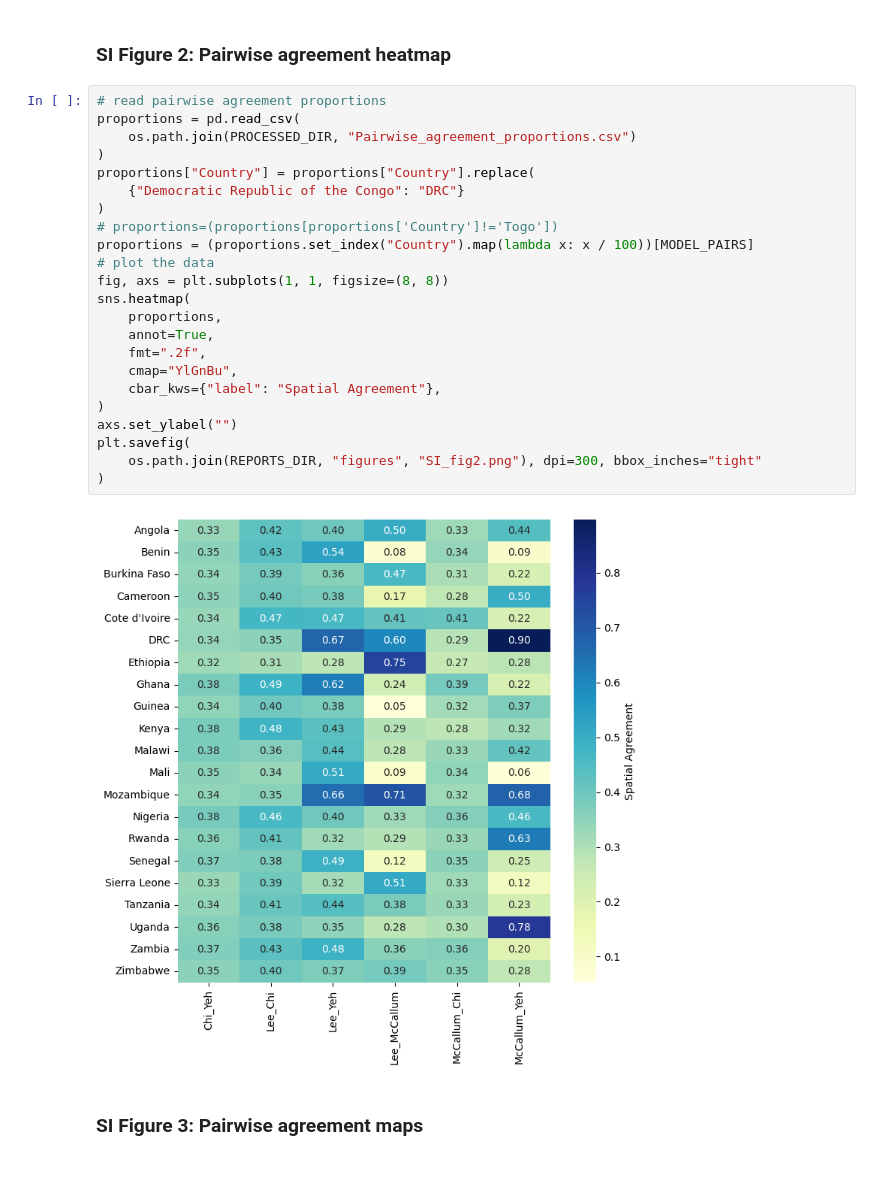
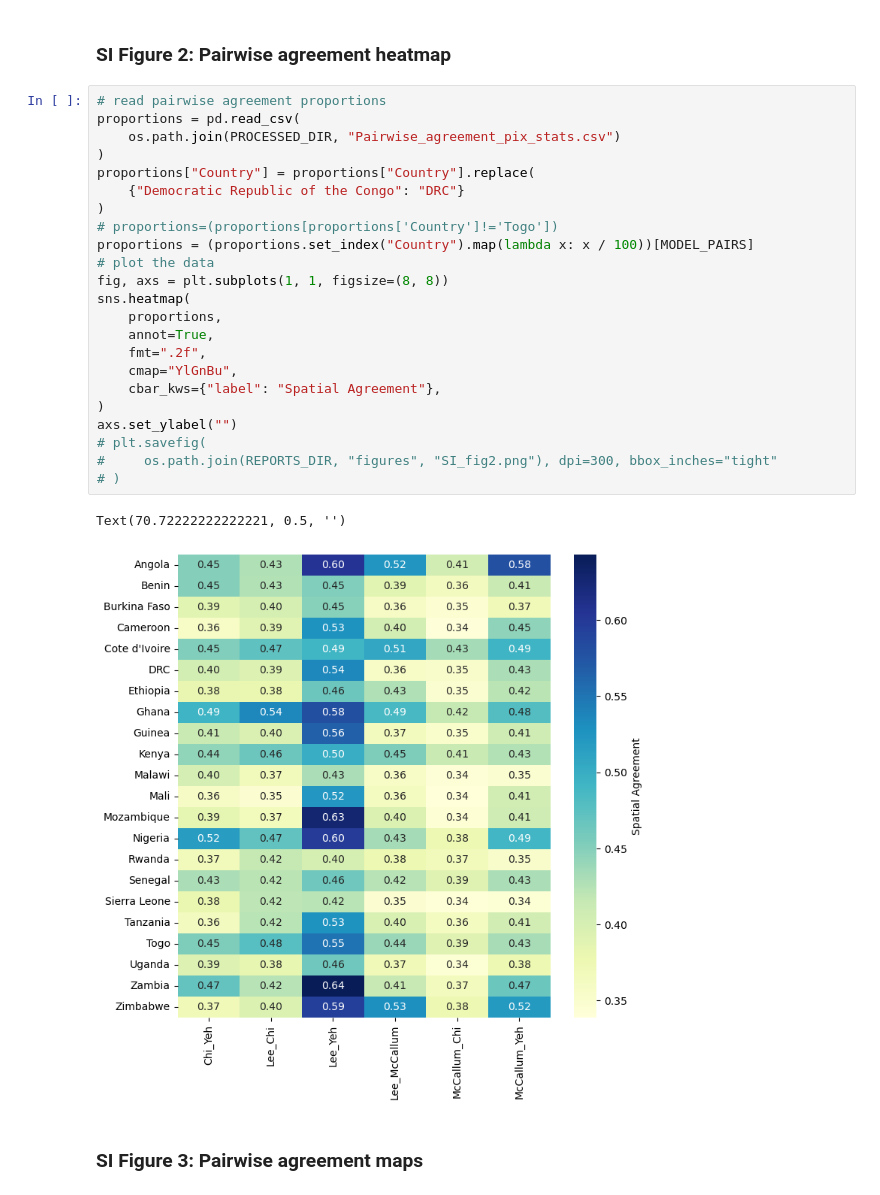
Before and after one commit to mlamborj/comparing-poverty-models, a Jupyter notebook: notebooks/Figures.ipynb, the cells around one changed output. Saved outputs shown, nothing was run; the diff lists cells and outputs as text.

```diff
--- a/notebooks/Figures.ipynb
+++ b/notebooks/Figures.ipynb
@@ -399,28 +402,29 @@ plt.savefig(
 # %%
 # read pairwise agreement proportions
 proportions = pd.read_csv(
-    os.path.join(PROCESSED_DIR, "Pairwise_agreement_proportions.csv")
+    os.path.join(PROCESSED_DIR, "Pairwise_agreement_pix_stats.csv")
 )
 proportions["Country"] = proportions["Country"].replace(
     {"Democratic Republic of the Congo": "DRC"}
 )
 # proportions=(proportions[proportions['Country']!='Togo'])
 proportions = (proportions.set_index("Country").map(lambda x: x / 100))[MODEL_PAIRS]
 # plot the data
 fig, axs = plt.subplots(1, 1, figsize=(8, 8))
 sns.heatmap(
     proportions,
     annot=True,
     fmt=".2f",
     cmap="YlGnBu",
     cbar_kws={"label": "Spatial Agreement"},
 )
 axs.set_ylabel("")
-plt.savefig(
-    os.path.join(REPORTS_DIR, "figures", "SI_fig2.png"), dpi=300, bbox_inches="tight"
-)
+# plt.savefig(
+#     os.path.join(REPORTS_DIR, "figures", "SI_fig2.png"), dpi=300, bbox_inches="tight"
+# )
 # %% [output]
+Text(70.72222222222221, 0.5, '')
-[figure, old version]
+[figure, new version]
 # %% [markdown]
 ### SI Figure 3: Pairwise agreement maps
 # %%
```
Also changed, not shown: parts of 5 cells of this notebook, 10 other files.
